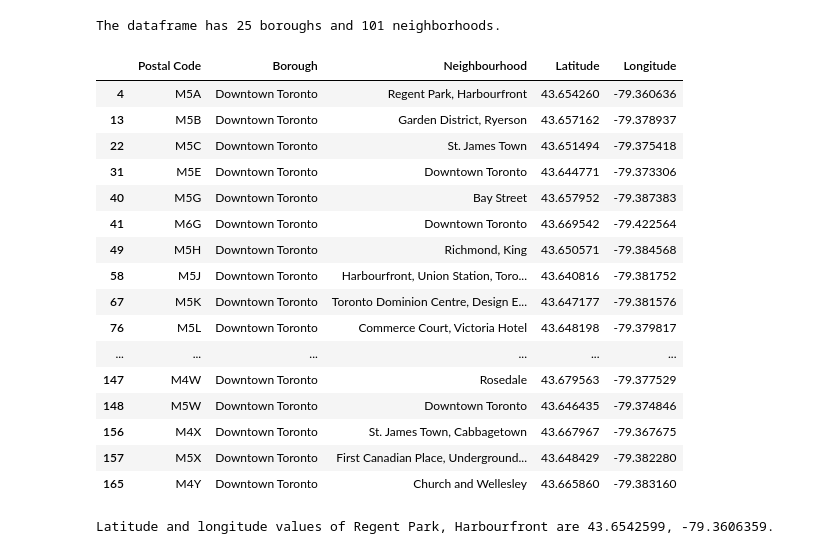
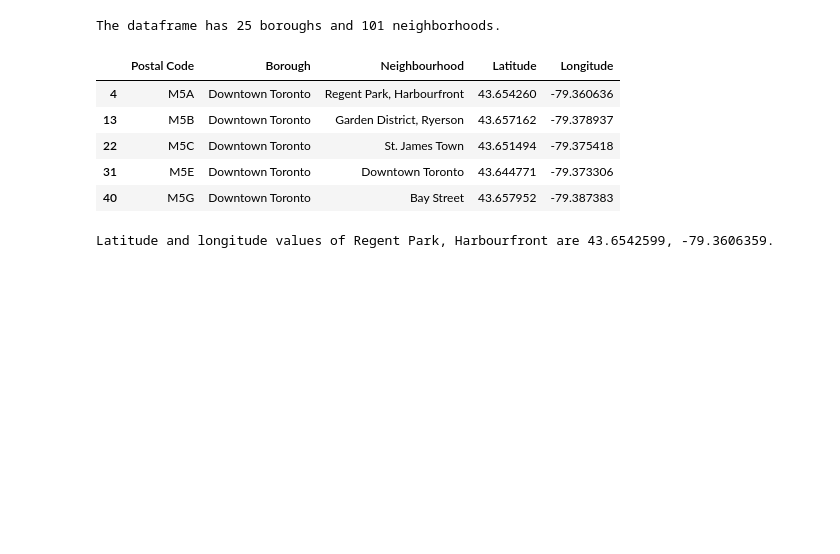
Before and after one commit to VishalCKava/Coursera_Capstone, a Jupyter notebook: CourseraCapstone.ipynb, the cells around one changed output. Cells and saved outputs as stored; diff of their text form; code cells hidden in the pictures; blank space fills up the shorter version.

```diff
--- a/CourseraCapstone.ipynb
+++ b/CourseraCapstone.ipynb
@@ -444,25 +382,14 @@ print('The dataframe has {} boroughs and {} neighborhoods.'.format(
 # %% [output]
 The dataframe has 25 boroughs and 101 neighborhoods.
 # %%
-df_toronto
+df_toronto.head()
 # %% [output]
 |  | Postal Code | Borough | Neighbourhood | Latitude | Longitude |
 | 4 | M5A | Downtown Toronto | Regent Park, Harbourfront | 43.654260 | -79.360636 |
 | 13 | M5B | Downtown Toronto | Garden District, Ryerson | 43.657162 | -79.378937 |
 | 22 | M5C | Downtown Toronto | St. James Town | 43.651494 | -79.375418 |
 | 31 | M5E | Downtown Toronto | Downtown Toronto | 43.644771 | -79.373306 |
 | 40 | M5G | Downtown Toronto | Bay Street | 43.657952 | -79.387383 |
-| 41 | M6G | Downtown Toronto | Downtown Toronto | 43.669542 | -79.422564 |
-| 49 | M5H | Downtown Toronto | Richmond, King | 43.650571 | -79.384568 |
-| 58 | M5J | Downtown Toronto | Harbourfront, Union Station, Toro... | 43.640816 | -79.381752 |
-| 67 | M5K | Downtown Toronto | Toronto Dominion Centre, Design E... | 43.647177 | -79.381576 |
-| 76 | M5L | Downtown Toronto | Commerce Court, Victoria Hotel | 43.648198 | -79.379817 |
-| ... | ... | ... | ... | ... | ... |
-| 147 | M4W | Downtown Toronto | Rosedale | 43.679563 | -79.377529 |
-| 148 | M5W | Downtown Toronto | Downtown Toronto | 43.646435 | -79.374846 |
-| 156 | M4X | Downtown Toronto | St. James Town, Cabbagetown | 43.667967 | -79.367675 |
-| 157 | M5X | Downtown Toronto | First Canadian Place, Underground... | 43.648429 | -79.382280 |
-| 165 | M4Y | Downtown Toronto | Church and Wellesley | 43.665860 | -79.383160 |
 # %%
 # df_toronto.loc[4,'Neighbourhood']
 # df_toronto.loc[4,'Latitude']
```
Also changed, not shown: parts of 12 cells of this notebook.
